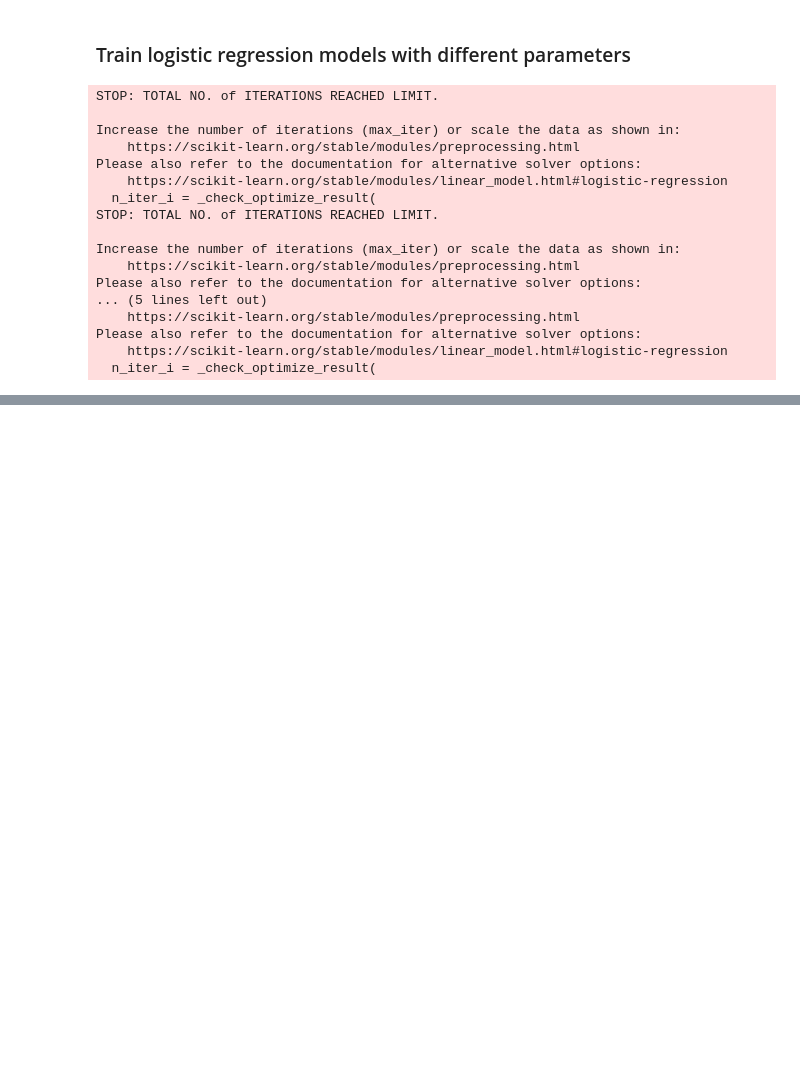
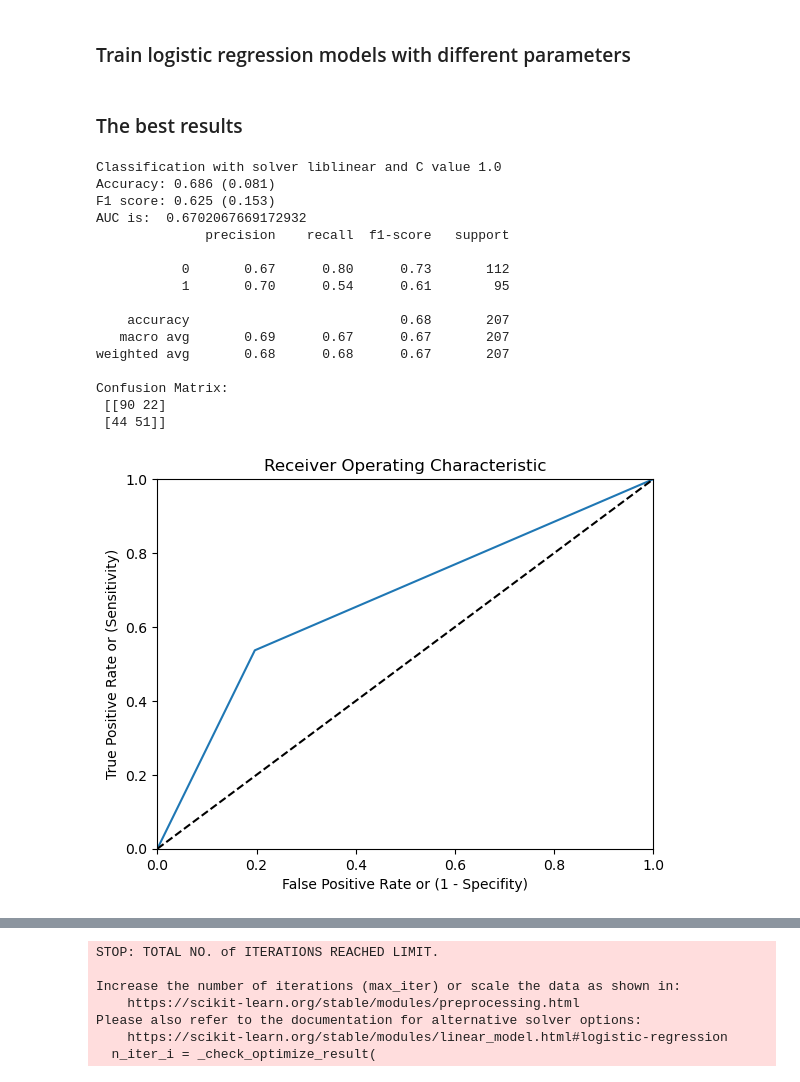
Before and after one commit to TaliaWang/50.038-FINAL-PROJECT, a Jupyter notebook: Logistic regression/LR_with_embeddings.ipynb, the cells around one changed output, grey strips where cells are left out. Cells and saved outputs as stored; diff of their text form; code cells hidden in the pictures; blank space fills up the shorter version.

Commit message:
Final commit for LR for presentation. Modified model evaluation and created output file.

```diff
--- a/Logistic regression/LR_with_embeddings.ipynb
+++ b/Logistic regression/LR_with_embeddings.ipynb
@@ -30,8 +33,21 @@ with jsonlines.open("../MUStARD/data/bert-output.jsonl") as utterances:
 # %% [markdown]
 ### Create training and test sets, normalize
 # %%
-test_size = 50
+import random
+
+test_size = 207
 train_size = len(df) - test_size
+
+# shuffle inputs
+# random.shuffle(embeddings)
+# need to do exactly the same shuffling for outputs to preserve ordering
+# try
+"""
+train, test, output_train, output_test = train_test_split(input,
+                                                            output,
+                                                            test_size=0.3,
+                                                            random_state=1)
+"""
 
 # train
 train_input = embeddings[:train_size]
@@ -84,32 +149,44 @@ def evaluate_on_training_set(y_test, y_pred):
+# %% [markdown]
+### The best results
 # %%
-solvers = ["liblinear", "sag", "saga", "newton-cg", "lbfgs"]
-c_values = [1.0, 10.0, 100.0 ]
+from numpy import mean
+from numpy import std
+
+solvers = ["liblinear", "newton-cg", "lbfgs"]
+c_values = [1.0]
 
 for solver in solvers:
     for c in c_values:
         model = LogisticRegression(C=c, multi_class='auto', solver=solver)
         model.fit(train_input, train_output)    # Training the model
-        predicted = model.predict(X_test_norm) # Predicting labels for our test set using trained model
+        predicted = model.predict(X_test_norm)  # Predicting labels for our test set using trained model
+
+        # 5-fold cross validation
+        accuracy_scores = cross_val_score(model, X_test_norm, test_output, cv=5, scoring='accuracy')
+        f1_scores = cross_val_score(model, X_test_norm, test_output, cv=5, scoring='f1')
 
         # results
-        #print(f"Classification with solver {solver} and C value {c}")
+        print(f"Classification with solver {solver} and C value {c}")
+        print('Accuracy: %.3f (%.3f)' % (mean(accuracy_scores), std(accuracy_scores)))
+        print('F1 score: %.3f (%.3f)' % (mean(f1_scores), std(f1_scores)))
         #print(classification_report(test_output, predicted))#, output_dict=True, digits=3))
-        #evaluate_on_training_set(test_output, predicted)
+        evaluate_on_training_set(test_output, predicted)
+        reportDict = classification_report(test_output, predicted, output_dict=True)
 # %% [output]
-STOP: TOTAL NO. of ITERATIONS REACHED LIMIT.
+Classification with solver liblinear and C value 1.0
+Accuracy: 0.686 (0.081)
+F1 score: 0.625 (0.153)
+AUC is:  0.6702067669172932
+              precision    recall  f1-score   support
 
-Increase the number of iterations (max_iter) or scale the data as shown in:
-    https://scikit-learn.org/stable/modules/preprocessing.html
-Please also refer to the documentation for alternative solver options:
-    https://scikit-learn.org/stable/modules/linear_model.html#logistic-regression
-  n_iter_i = _check_optimize_result(
-STOP: TOTAL NO. of ITERATIONS REACHED LIMIT.
+           0       0.67      0.80      0.73       112
+           1       0.70      0.54      0.61        95
 
-Increase the number of iterations (max_iter) or scale the data as shown in:
-    https://scikit-learn.org/stable/modules/preprocessing.html
-Please also refer to the documentation for alternative solver options:
-... (5 lines left out)
-    https://scikit-learn.org/stable/modules/preprocessing.html
-Please also refer to the documentation for alternative solver options:
-    https://scikit-learn.org/stable/modules/linear_model.html#logistic-regression
-  n_iter_i = _check_optimize_result(
+    accuracy                           0.68       207
+   macro avg       0.69      0.67      0.67       207
+weighted avg       0.68      0.68      0.67       207
+
+Confusion Matrix:
+ [[90 22]
+ [44 51]]
+[figure, added]
@@ -115,0 +210,7 @@ Please also refer to the documentation for alternative solver options:
+STOP: TOTAL NO. of ITERATIONS REACHED LIMIT.
+
+Increase the number of iterations (max_iter) or scale the data as shown in:
+    https://scikit-learn.org/stable/modules/preprocessing.html
+Please also refer to the documentation for alternative solver options:
+    https://scikit-learn.org/stable/modules/linear_model.html#logistic-regression
+  n_iter_i = _check_optimize_result(
```
Also changed, not shown: parts of 5 cells of this notebook, 1 other file.
